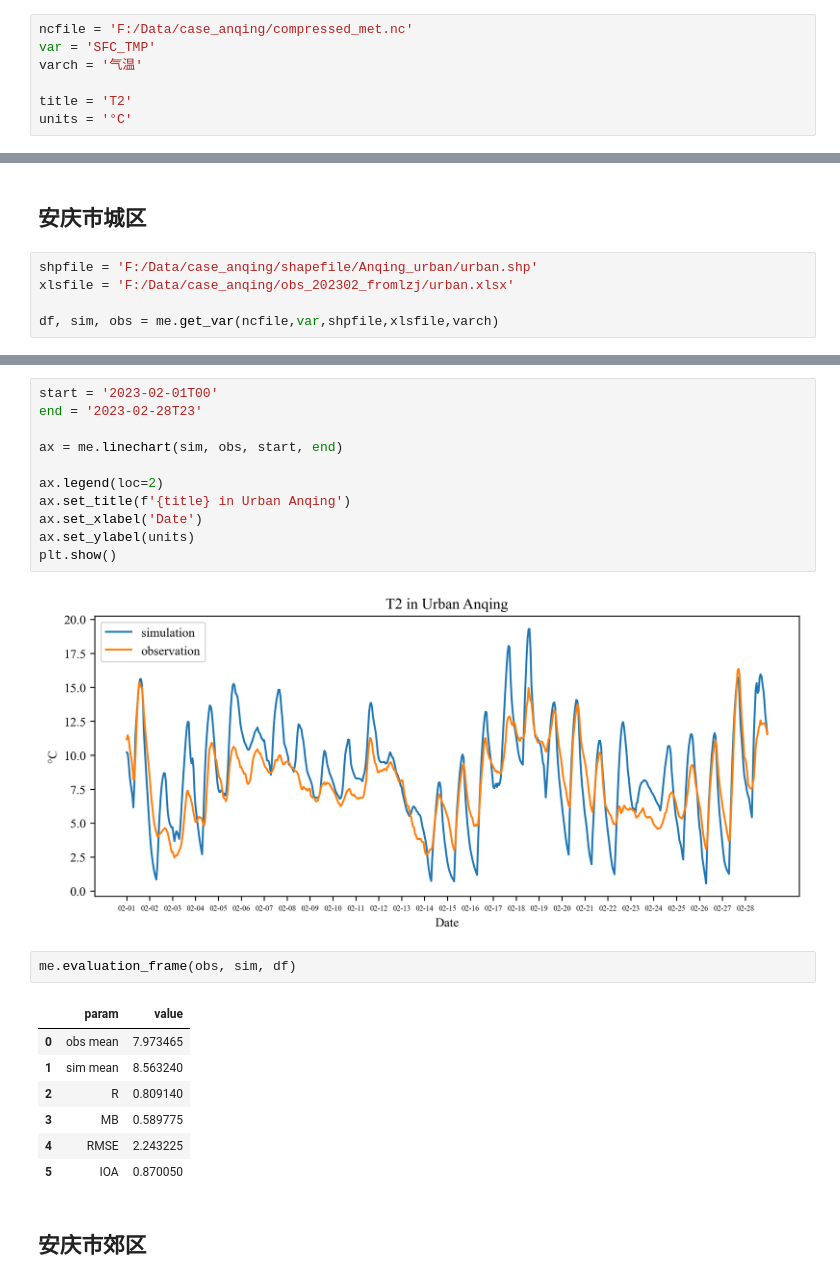
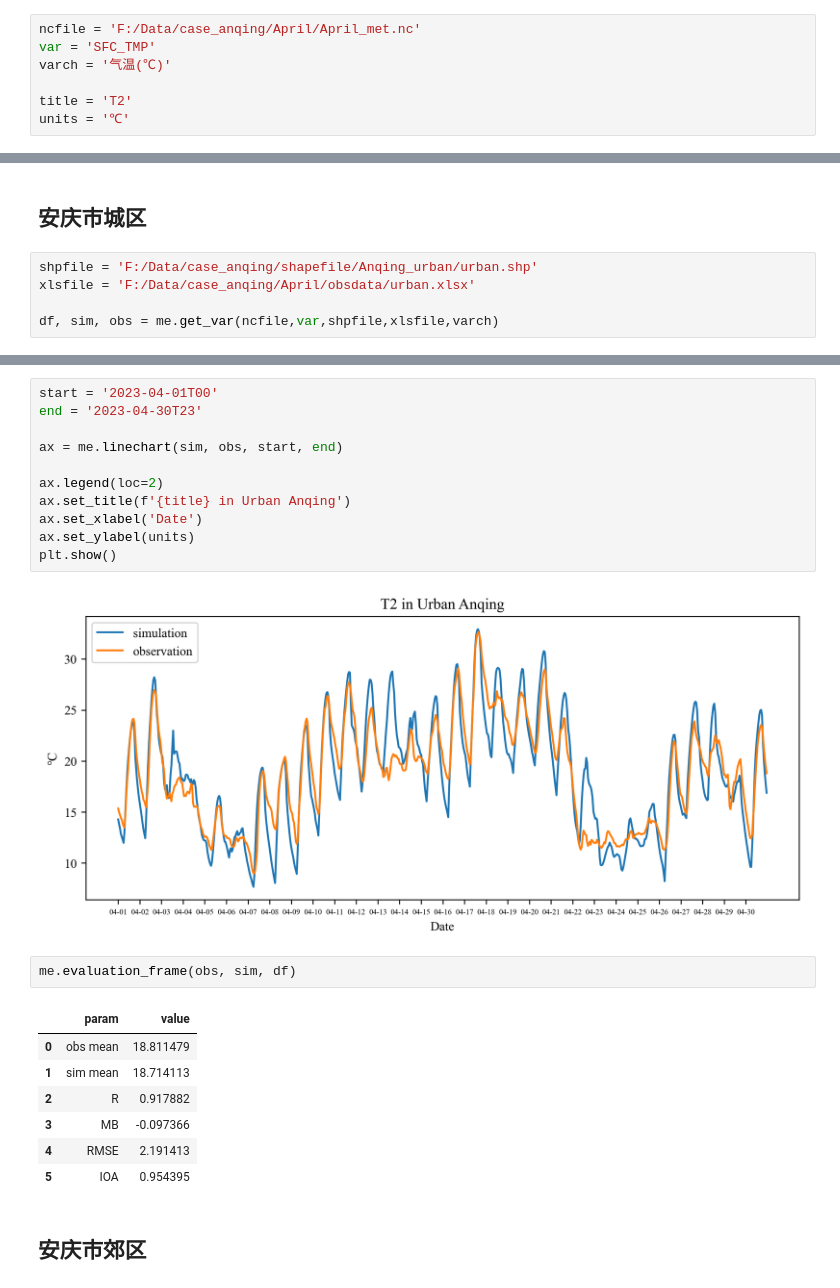
Before and after one commit to Iphisxu/Anqing, a Jupyter notebook: April/Data_evaluation/temp.ipynb, the cells around one changed output, grey strips where cells are left out. Saved outputs shown, nothing was run; the diff lists cells and outputs as text.

```diff
--- a/April/Data_evaluation/temp.ipynb
+++ b/April/Data_evaluation/temp.ipynb
@@ -14,12 +14,12 @@ import matplotlib.pyplot as plt
 import warnings
 warnings.filterwarnings("ignore")
 # %%
-ncfile = 'F:/Data/case_anqing/compressed_met.nc'
+ncfile = 'F:/Data/case_anqing/April/April_met.nc'
 var = 'SFC_TMP'
-varch = '气温'
+varch = '气温(℃)'
 
 title = 'T2'
-units = '°C'
+units = '℃'
 # %% [markdown]
 ## 安庆市全部
 # %%
@@ -60,7 +60,7 @@ me.evaluation_frame(obs, sim, df)
 ## 安庆市城区
 # %%
 shpfile = 'F:/Data/case_anqing/shapefile/Anqing_urban/urban.shp'
-xlsfile = 'F:/Data/case_anqing/obs_202302_fromlzj/urban.xlsx'
+xlsfile = 'F:/Data/case_anqing/April/obsdata/urban.xlsx'
 
 df, sim, obs = me.get_var(ncfile,var,shpfile,xlsfile,varch)
 # %% [output]
@@ -71,27 +71,27 @@ Get the 气温 in shape of (672,)
 data is ready
 # %%
-start = '2023-02-01T00'
-end = '2023-02-28T23'
+start = '2023-04-01T00'
+end = '2023-04-30T23'
 
 ax = me.linechart(sim, obs, start, end)
 
 ax.legend(loc=2)
 ax.set_title(f'{title} in Urban Anqing')
 ax.set_xlabel('Date')
 ax.set_ylabel(units)
 plt.show()
 # %% [output]
-[figure, old version]
+[figure, new version]
 # %%
 me.evaluation_frame(obs, sim, df)
 # %% [output]
 |  | param | value |
-| 0 | obs mean | 7.973465 |
-| 1 | sim mean | 8.563240 |
-| 2 | R | 0.809140 |
-| 3 | MB | 0.589775 |
-| 4 | RMSE | 2.243225 |
-| 5 | IOA | 0.870050 |
+| 0 | obs mean | 18.811479 |
+| 1 | sim mean | 18.714113 |
+| 2 | R | 0.917882 |
+| 3 | MB | -0.097366 |
+| 4 | RMSE | 2.191413 |
+| 5 | IOA | 0.954395 |
 # %% [markdown]
 ## 安庆市郊区
 # %%
```
Also changed, not shown: parts of 5 cells of this notebook, 3 other files.
